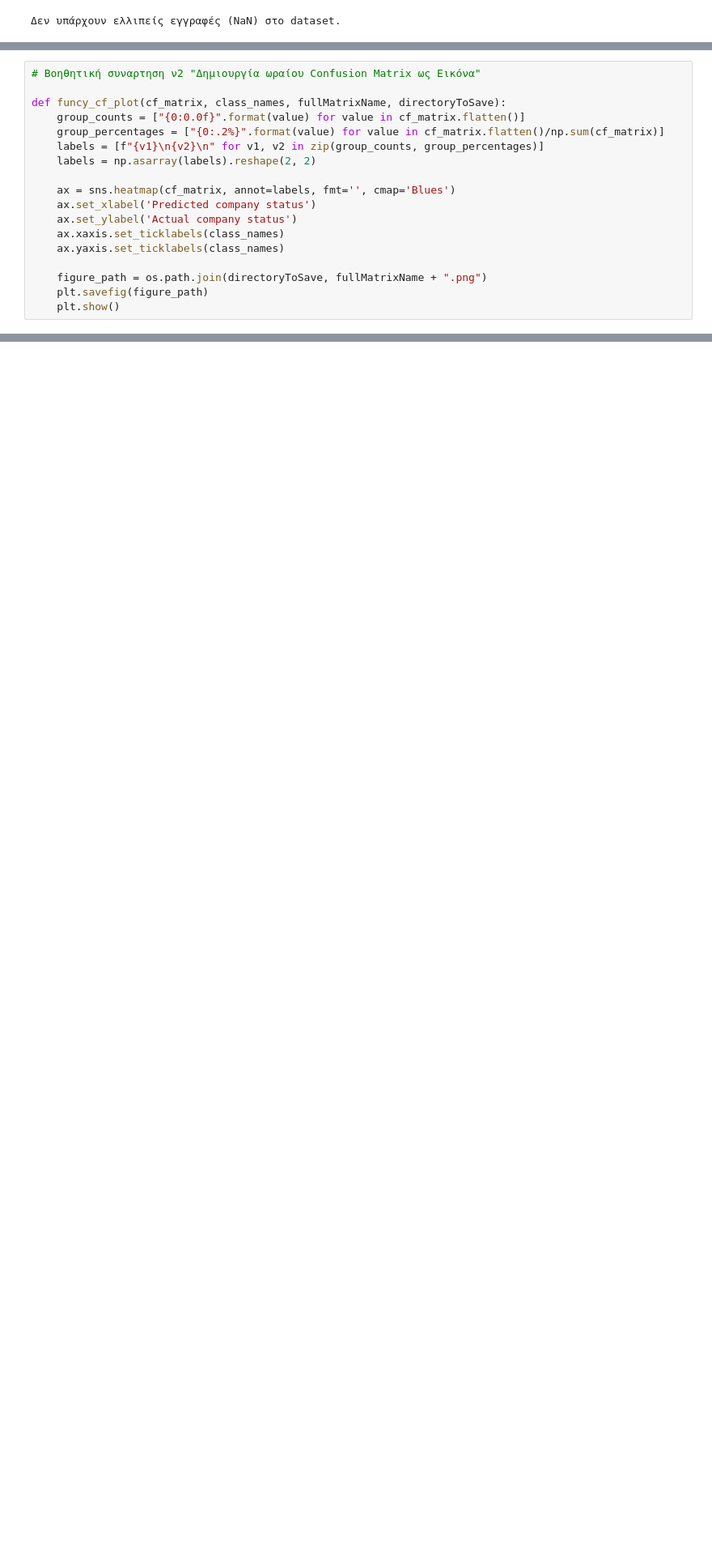
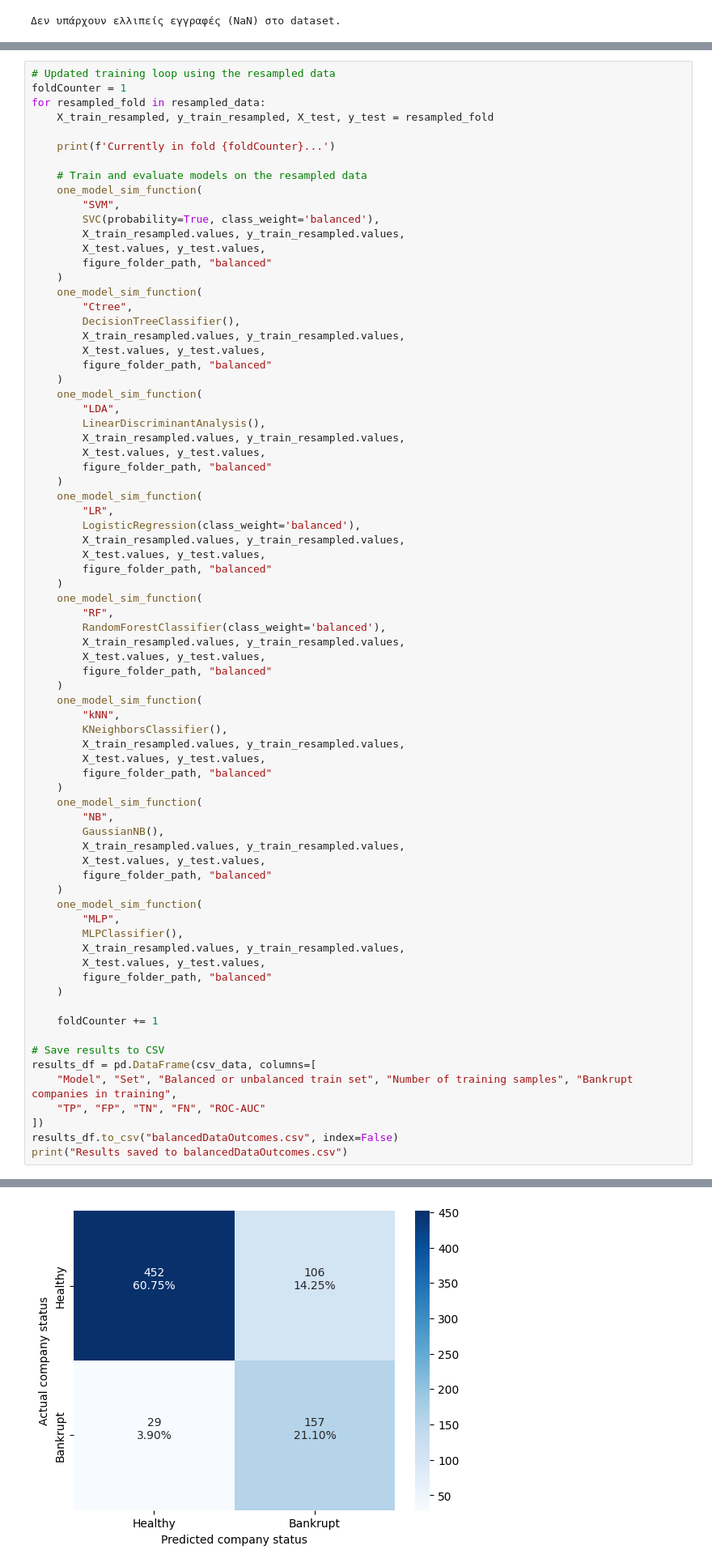
Before and after one commit to chrisaMel/Machine-Learning, a Jupyter notebook: BankruptcyClassifier1.ipynb, the cells around one changed output, grey strips where cells are left out. Shown at 81% size. Cells and saved outputs as stored; diff of their text form; blank space fills up the shorter version.

Commit message:
Finished with the training using only the 3:1 training ratio

```diff
--- a/BankruptcyClassifier1.ipynb
+++ b/BankruptcyClassifier1.ipynb
@@ -712,18 +497,0 @@ ROC-AUC: 0.84
-# %%
-# Βοηθητική συναρτηση ν2 "Δημιουργία ωραίου Confusion Matrix ως Εικόνα"
-
-def funcy_cf_plot(cf_matrix, class_names, fullMatrixName, directoryToSave):
-    group_counts = ["{0:0.0f}".format(value) for value in cf_matrix.flatten()]
-    group_percentages = ["{0:.2%}".format(value) for value in cf_matrix.flatten()/np.sum(cf_matrix)]
-    labels = [f"{v1}\n{v2}\n" for v1, v2 in zip(group_counts, group_percentages)]
-    labels = np.asarray(labels).reshape(2, 2)
-
-    ax = sns.heatmap(cf_matrix, annot=labels, fmt='', cmap='Blues')
-    ax.set_xlabel('Predicted company status')
-    ax.set_ylabel('Actual company status')
-    ax.xaxis.set_ticklabels(class_names)
-    ax.yaxis.set_ticklabels(class_names)
-
-    figure_path = os.path.join(directoryToSave, fullMatrixName + ".png")
-    plt.savefig(figure_path)
-    plt.show()
@@ -780,0 +559,76 @@ def one_model_sim_function(modelName, clf, inputData, outputData, train_index, t
+# %%
+# Updated training loop using the resampled data
+foldCounter = 1
+for resampled_fold in resampled_data:
+    X_train_resampled, y_train_resampled, X_test, y_test = resampled_fold
+
+    print(f'Currently in fold {foldCounter}...')
+
+    # Train and evaluate models on the resampled data
+    one_model_sim_function(
+        "SVM",
+        SVC(probability=True, class_weight='balanced'),
+        X_train_resampled.values, y_train_resampled.values,
+        X_test.values, y_test.values,
+        figure_folder_path, "balanced"
+    )
+    one_model_sim_function(
+        "Ctree",
+        DecisionTreeClassifier(),
+        X_train_resampled.values, y_train_resampled.values,
+        X_test.values, y_test.values,
+        figure_folder_path, "balanced"
+    )
+    one_model_sim_function(
+        "LDA",
+        LinearDiscriminantAnalysis(),
+        X_train_resampled.values, y_train_resampled.values,
+        X_test.values, y_test.values,
+        figure_folder_path, "balanced"
+    )
+    one_model_sim_function(
+        "LR",
+        LogisticRegression(class_weight='balanced'),
+        X_train_resampled.values, y_train_resampled.values,
+        X_test.values, y_test.values,
+        figure_folder_path, "balanced"
+    )
+    one_model_sim_function(
+        "RF",
+        RandomForestClassifier(class_weight='balanced'),
+        X_train_resampled.values, y_train_resampled.values,
+        X_test.values, y_test.values,
+        figure_folder_path, "balanced"
+    )
+    one_model_sim_function(
+        "kNN",
+        KNeighborsClassifier(),
+        X_train_resampled.values, y_train_resampled.values,
+        X_test.values, y_test.values,
+        figure_folder_path, "balanced"
+    )
+    one_model_sim_function(
+        "NB",
+        GaussianNB(),
+        X_train_resampled.values, y_train_resampled.values,
+        X_test.values, y_test.values,
+        figure_folder_path, "balanced"
+    )
+    one_model_sim_function(
+        "MLP",
+        MLPClassifier(),
+        X_train_resampled.values, y_train_resampled.values,
+        X_test.values, y_test.values,
+        figure_folder_path, "balanced"
+    )
+
+    foldCounter += 1
+
+# Save results to CSV
+results_df = pd.DataFrame(csv_data, columns=[
+    "Model", "Set", "Balanced or unbalanced train set", "Number of training samples", "Bankrupt companies in training",
+    "TP", "FP", "TN", "FN", "ROC-AUC"
+])
+results_df.to_csv("balancedDataOutcomes.csv", index=False)
+print("Results saved to balancedDataOutcomes.csv")
+# %% [output]
@@ -780,0 +652 @@ def one_model_sim_function(modelName, clf, inputData, outputData, train_index, t
+[figure, added]
```
Also changed, not shown: parts of 8 cells of this notebook.
